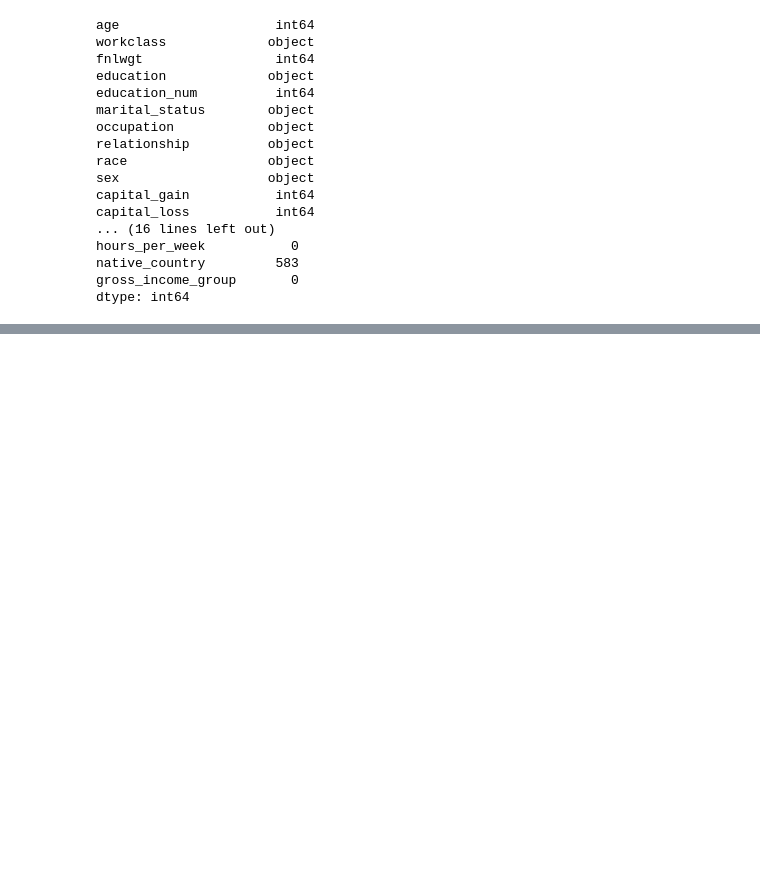
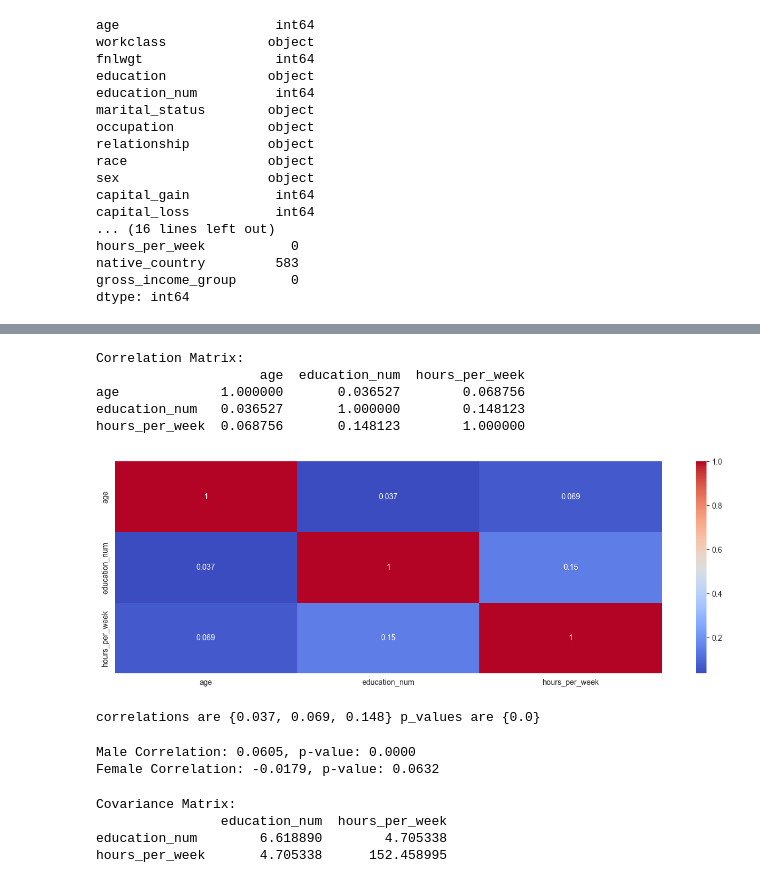
Before and after one commit to NKwyk/JSC270_HW2_2025_-Yukun-Wang-, a Jupyter notebook: JSC270_Assignment2_starter_code.ipynb, the cells around one changed output, grey strips where cells are left out. Saved outputs shown, nothing was run; the diff lists cells and outputs as text; code cells hidden in the pictures; blank space fills up the shorter version.

```diff
--- a/JSC270_Assignment2_starter_code.ipynb
+++ b/JSC270_Assignment2_starter_code.ipynb
@@ -164,0 +162,56 @@ Passing `palette` without assigning `hue` is deprecated and will be removed in v
+# %%
+# For the next part, we are going to analysis of the correlations
+# Since we want to find the correlation of age, education_num and hours_per_week, we need to compute the correlation matrix and represented as graph
+correlation_matrix = income94[['age', 'education_num', 'hours_per_week']].corr()
+print("Correlation Matrix:")
+print(correlation_matrix)
+plt.figure(figsize=(16, 5))
+sns.heatmap(correlation_matrix, annot=True, cmap='coolwarm')
+plt.show()
+#a: Since the correlation between age and education_num and hours_per_week are pretty low, so those are weakly correlated, then for the education_num and hours_per_week, their
+# correlation is higher compare to the correlation of age, so those two are more correlated. I am makng these assesment by the numbers inside the correlation matrix
+# %% [output]
+Correlation Matrix:
+                     age  education_num  hours_per_week
+age             1.000000       0.036527        0.068756
+education_num   0.036527       1.000000        0.148123
+hours_per_week  0.068756       0.148123        1.000000
+[figure, added]
+# %%
+from scipy.stats import pearsonr
+# b: Compute Pearson correlation and p-values for variable pairs with correlation > |0.1|
+corr, p_value = pearsonr(income94['age'], income94['education_num'])
+corr1, p_value1 = pearsonr(income94['age'], income94['hours_per_week'])
+corr2, p_value2 = pearsonr(income94['education_num'], income94['hours_per_week'])
+print("correlations are "+ str({corr.round(3), corr1.round(3), corr2.round(3)}) + " p_values are " + str({p_value.round(3), p_value1.round(3), p_value2.round(3)}))
+# From the below correlations we observed, only hours per week and education num, only those two have the correlation coefficient that is greater than 0.1, which is
+# 0.148, it also fit our observation in the part a from the correlation matrix.
+# %% [output]
+correlations are {0.037, 0.069, 0.148} p_values are {0.0}
+# %%
+# c: we want to find the correlation between education_num and age for both male and female
+income94['sex'] = income94['sex'].str.lower().str.strip()
+male_data = income94[income94['sex'] == 'male']
+female_data = income94[income94['sex'] == 'female']
+corr_male, pval_male = stats.pearsonr(male_data['education_num'], male_data['age'])
+corr_female, pval_female = stats.pearsonr(female_data['education_num'], female_data['age'])
+print(f"Male Correlation: {corr_male:.4f}, p-value: {pval_male:.4f}")
+print(f"Female Correlation: {corr_female:.4f}, p-value: {pval_female:.4f}")
+# what those values represented is that with the increase in ages, there will be slightly increase in education_num for male and decrease for female.
+# the p-value also illustrate that the correlation is statistically significant for male but not strongly suggested for the female group.
+# %% [output]
+Male Correlation: 0.0605, p-value: 0.0000
+Female Correlation: -0.0179, p-value: 0.0632
+# %%
+#d: First we compute covariance matrix for education_num and hours_per_week
+covariance_matrix = income94[['education_num', 'hours_per_week']].cov()
+print("\nCovariance Matrix:")
+print(covariance_matrix)
+# what it shows out is that the variance between education_num and hours_per_week is 4.70, the variance for education_num is 6.62, but
+# the variance for hours_per_week is very huge here, which is 152, means the working hours per weeks are very different for different people.
+#but the same education nums are not that different compare to it, and there is also a weak positive relationship between education_num and hours_per_week.
+# %% [output]
+Covariance Matrix:
+                education_num  hours_per_week
+education_num        6.618890        4.705338
+hours_per_week       4.705338      152.458995
```
Also changed, not shown: parts of 16 cells of this notebook.
